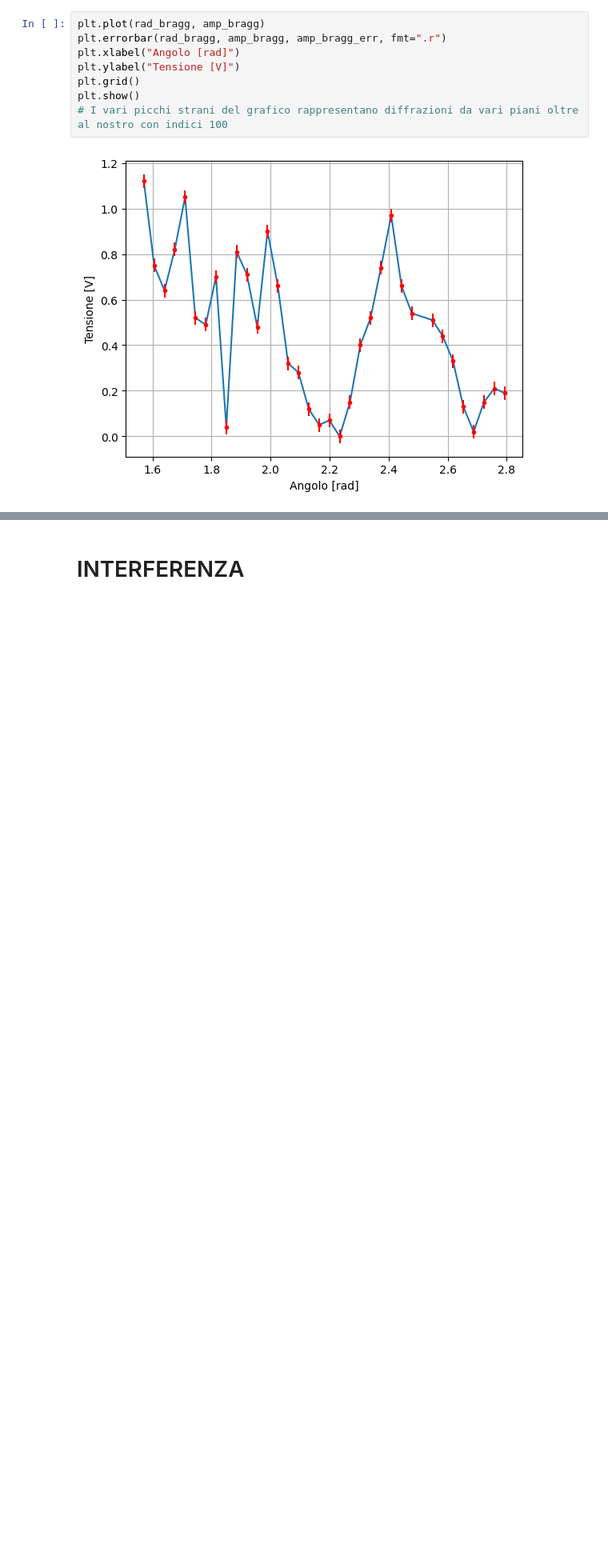
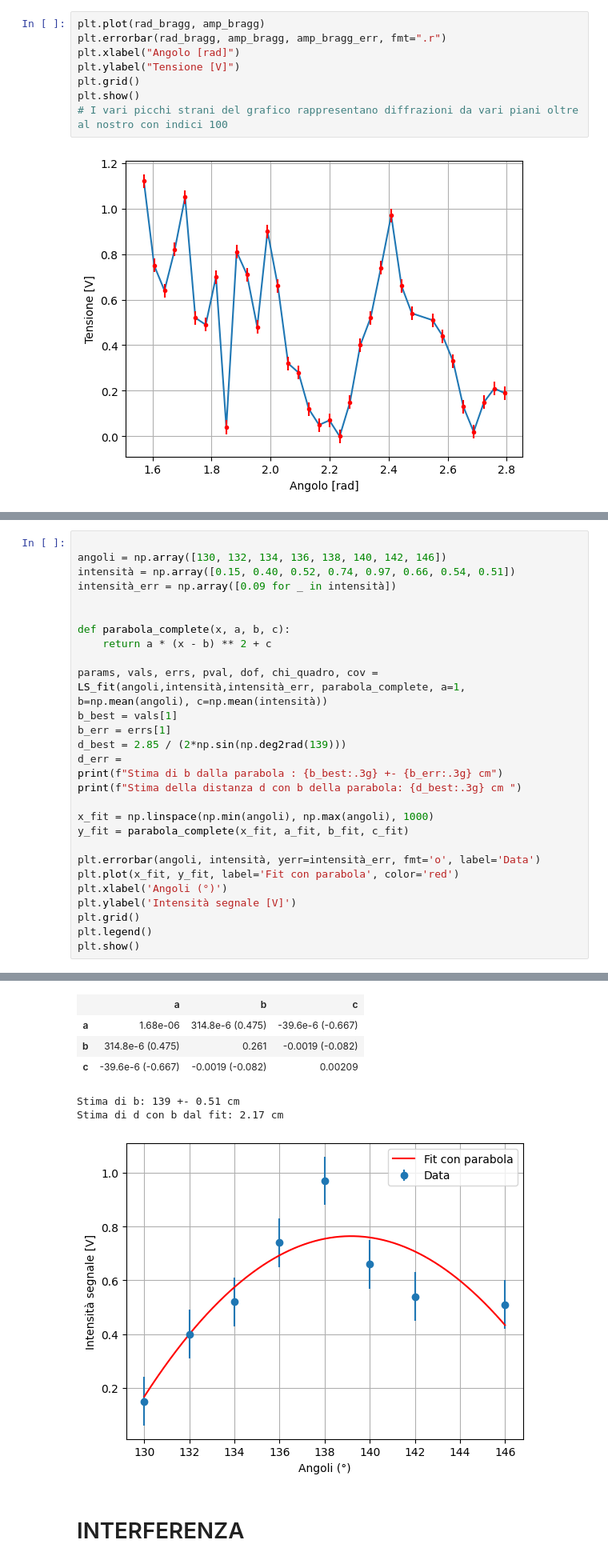
Before and after one commit to Pavar0tty/Laboratorio_2, a Jupyter notebook: Microonde/Analisi.ipynb, the cells around one changed output, grey strips where cells are left out. Shown at 80% size. Saved outputs shown, nothing was run; the diff lists cells and outputs as text; blank space fills up the shorter version.

```diff
--- a/Microonde/Analisi.ipynb
+++ b/Microonde/Analisi.ipynb
@@ -618,0 +521,29 @@ Distance d (cm): 2.1129740393573515
+# %%
+
+angoli = np.array([130, 132, 134, 136, 138, 140, 142, 146])
+intensità = np.array([0.15, 0.40, 0.52, 0.74, 0.97, 0.66, 0.54, 0.51])
+intensità_err = np.array([0.09 for _ in intensità])
+
+
+def parabola_complete(x, a, b, c):
+    return a * (x - b) ** 2 + c
+
+params, vals, errs, pval, dof, chi_quadro, cov = LS_fit(angoli,intensità,intensità_err, parabola_complete, a=1, b=np.mean(angoli), c=np.mean(intensità))
+b_best = vals[1]
+b_err = errs[1]
+d_best = 2.85 / (2*np.sin(np.deg2rad(139)))
+d_err =
+print(f"Stima di b dalla parabola : {b_best:.3g} +- {b_err:.3g} cm")
+print(f"Stima della distanza d con b della parabola: {d_best:.3g} cm ")
+
+x_fit = np.linspace(np.min(angoli), np.max(angoli), 1000)
+y_fit = parabola_complete(x_fit, a_fit, b_fit, c_fit)
+
+plt.errorbar(angoli, intensità, yerr=intensità_err, fmt='o', label='Data')
+plt.plot(x_fit, y_fit, label='Fit con parabola', color='red')
+plt.xlabel('Angoli (°)')
+plt.ylabel('Intensità segnale [V]')
+plt.grid()
+plt.legend()
+plt.show()
+# %% [output]
@@ -619,3 +560,10 @@ Distance d (cm): 2.1129740393573515
+|  | a | b | c |
+| a | 1.68e-06 | 314.8e-6 (0.475) | -39.6e-6 (-0.667) |
+| b | 314.8e-6 (0.475) | 0.261 | -0.0019 (-0.082) |
+| c | -39.6e-6 (-0.667) | -0.0019 (-0.082) | 0.00209 |
+Stima di b: 139 +- 0.51 cm
+Stima di d con b dal fit: 2.17 cm
+[figure, added]
 # %% [markdown]
 # INTERFERENZA
 # %% [markdown]
```
Also changed, not shown: parts of 5 cells of this notebook.
